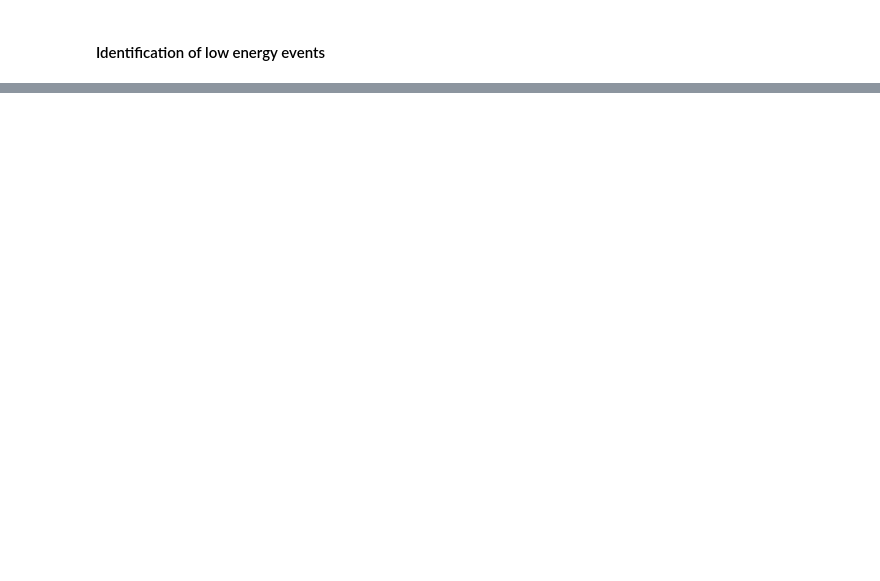
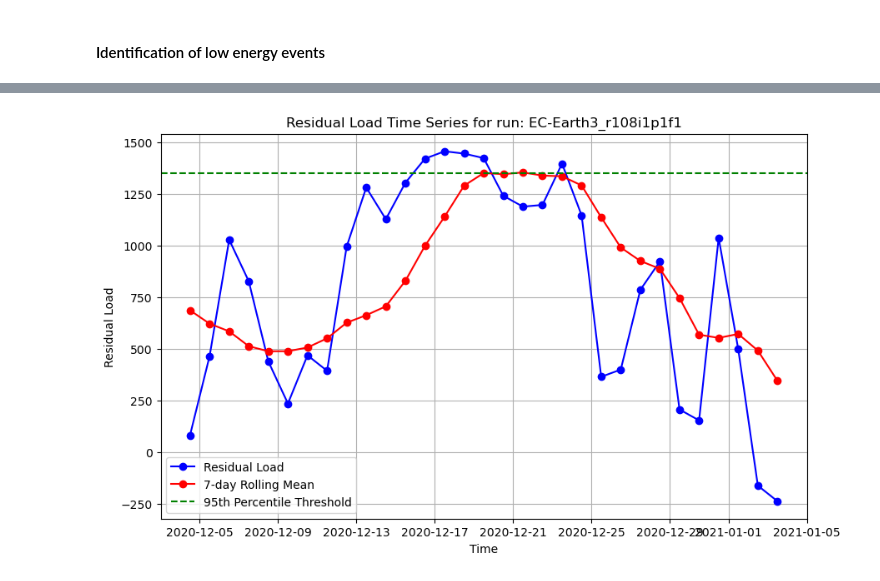
Before and after one commit to O-Nennecke/RL_2026_paper, a Jupyter notebook: LEE_Detection.ipynb, the cells around one changed output, grey strips where cells are left out. Drawn from its saved outputs; the diff is of its cells as text; code cells hidden in the pictures; blank space fills up the shorter version.

Commit message:
ERA5, RL Analysis, LEE Detection

```diff
--- a/LEE_Detection.ipynb
+++ b/LEE_Detection.ipynb
@@ -124,3 +77,0 @@ version = '*'
-# %%
-ESM = ESMs[0]
-run = 'r4i1p1f1'
@@ -196,2 +126,5 @@ plt.show()
 # %% [markdown]
 #### Identification of low energy events
+# %%
+RL = ts_datasets['Residual_load']
+RL
@@ -197,0 +208,12 @@ plt.show()
+# %%
+# Time series of "True" when threshold is exceeded, "False" otherwise
+# perc_95_all = np.percentile(RL.values, [95])
+# print(perc_95_all)
+# exceed_bool = RL - perc_95_all
+# exceed_bool = xr.where(exceed_bool > 0, True, False)
+
+threshold = np.quantile(RL.values.flatten(), 0.95)
+print(threshold)
+exceed_bool_1 = xr.where(RL > threshold, True, False)
+exceed_bool_7 = xr.where(RL_mov_avg_7 > threshold, True, False)
+exceed_bool_14 = xr.where(RL_mov_avg_14 > threshold, True, False)
@@ -197,0 +442,4 @@ plt.show()
+# %%
+LEE_1 = LEE_detection(events_1, n_events_1)
+LEE_7 = LEE_detection(events_7, n_events_7)
+LEE_14 = LEE_detection(events_14, n_events_14)
@@ -197,0 +528,24 @@ plt.show()
+# %%
+LEE = LEE_7
+evt = 39
+box = 15
+
+
+# Extract the data for the specified range
+RL_plot = RL.sel(ESM_run=LEE['ESM_run'][evt])[LEE['index_start'][evt]-box: LEE['index_end'][evt]+1+box]
+rolling_mean_plot = RL_mov_avg_7.sel(ESM_run=LEE['ESM_run'][evt])[LEE['index_start'][evt]-box: LEE['index_end'][evt]+1+box]
+
+# Plot using matplotlib
+plt.figure(figsize=(10, 6))
+plt.plot(RL_plot['time'], RL_plot, marker='o', linestyle='-', color='b', label='Residual Load')
+plt.plot(rolling_mean_plot['time'], rolling_mean_plot, marker='o', linestyle='-', color='r', label='7-day Rolling Mean')
+# Threshold
+plt.axhline(y=threshold, color='g', linestyle='--', label='95th Percentile Threshold')
+plt.xlabel('Time')
+plt.ylabel('Residual Load')
+plt.title(f'Residual Load Time Series for run: {LEE['ESM_run'][evt]}')
+plt.legend()
+plt.grid(True)
+plt.show()
+# %% [output]
+[figure, added]
```
Also changed, not shown: parts of 51 cells of this notebook, 6 other files.
